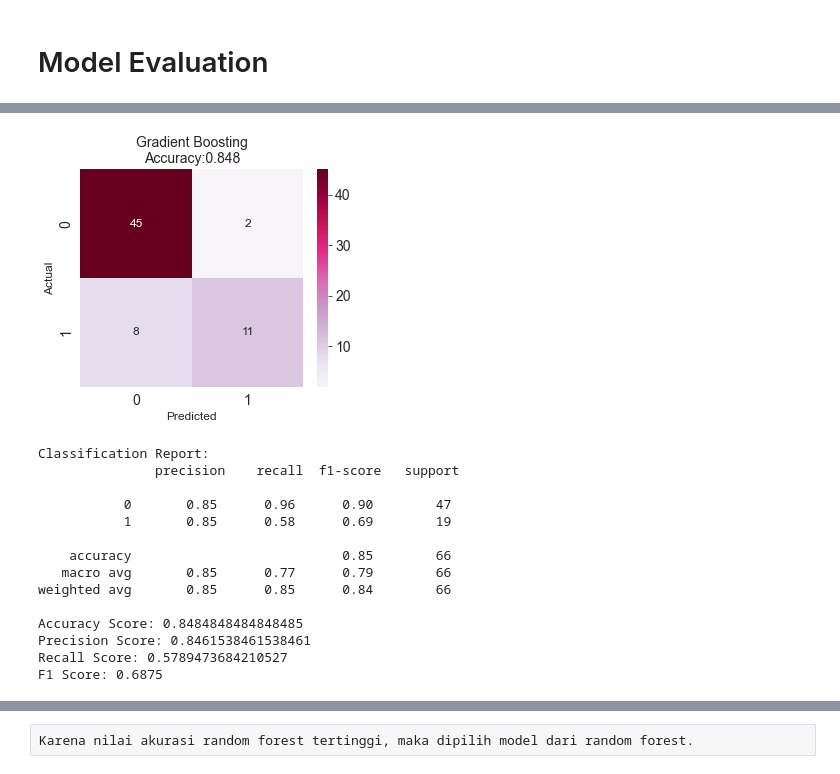
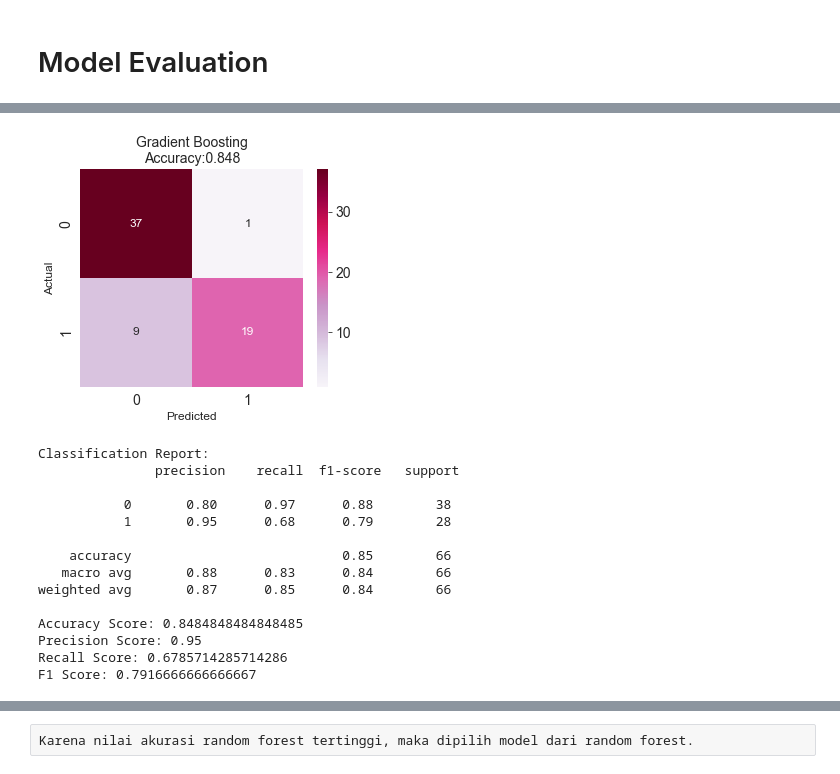
Before and after one commit to wanwhasonia/PYTN_KampusMerdeka_FP3, a Jupyter notebook: KampusMerdeka_FP3.ipynb, the cells around one changed output, grey strips where cells are left out. Saved outputs shown, nothing was run; the diff lists cells and outputs as text; code cells hidden in the pictures.

```diff
--- a/KampusMerdeka_FP3.ipynb
+++ b/KampusMerdeka_FP3.ipynb
@@ -452,3 +454,5 @@ y.head()
 Name: patient_dead, dtype: int32
 # %%
 x_train, x_test, y_train, y_test = train_test_split(x, y, test_size=0.25)
+# %%
+x_train2, x_test2, y_train2, y_test2 = train_test_split(x, y, test_size=0.25)
@@ -476,7 +484,7 @@ svm_boosting = AdaBoostClassifier(SVC(C=100000, gamma='scale', probability=True)
 rf.fit(x_train, y_train)
 y_pred_rf = rf.predict(x_test)
 # %%
-gbm.fit(x_train, y_train)
-y_pred_gbm = gbm.predict(x_test)
+gbm.fit(x_train2, y_train2)
+y_pred_gbm = gbm.predict(x_test2)
 # %%
 # Logistic Regression
@@ -546,34 +554,34 @@ F1 Score: 0.6875
 # %%
 # Gradient Boosting
-cm = confusion_matrix(y_test, y_pred_gbm)
+cm = confusion_matrix(y_test2, y_pred_gbm)
 
 plt.figure(figsize=(5,4))
 sns.heatmap(cm, annot=True,fmt=".0f", cmap="PuRd", annot_kws={"fontsize":12})
-plt.title("Gradient Boosting\nAccuracy:{:.3f}".format(accuracy_score(y_test, y_pred_gbm)), fontsize=14)
+plt.title("Gradient Boosting\nAccuracy:{:.3f}".format(accuracy_score(y_test2, y_pred_gbm)), fontsize=14)
 plt.xlabel("Predicted", fontsize=12)
 plt.ylabel("Actual", fontsize=12)
 plt.show()
-print("Classification Report:\n", classification_report(y_test, y_pred_gbm))
+print("Classification Report:\n", classification_report(y_test2, y_pred_gbm))
 
-print(f'Accuracy Score: {accuracy_score(y_test, y_pred_gbm)}')
-print(f'Precision Score: {precision_score(y_test,y_pred_gbm)}')
-print(f'Recall Score: {recall_score(y_test,y_pred_gbm)}')
-print("F1 Score:",f1_score(y_test,y_pred_gbm))
+print(f'Accuracy Score: {accuracy_score(y_test2, y_pred_gbm)}')
+print(f'Precision Score: {precision_score(y_test2,y_pred_gbm)}')
+print(f'Recall Score: {recall_score(y_test2,y_pred_gbm)}')
+print("F1 Score:",f1_score(y_test2,y_pred_gbm))
 # %% [output]
-[figure, old version]
+[figure, new version]
 Classification Report:
                precision    recall  f1-score   support
 
-           0       0.85      0.96      0.90        47
-           1       0.85      0.58      0.69        19
+           0       0.80      0.97      0.88        38
+           1       0.95      0.68      0.79        28
 
     accuracy                           0.85        66
-   macro avg       0.85      0.77      0.79        66
-weighted avg       0.85      0.85      0.84        66
+   macro avg       0.88      0.83      0.84        66
+weighted avg       0.87      0.85      0.84        66
 
 Accuracy Score: 0.8484848484848485
-Precision Score: 0.8461538461538461
-Recall Score: 0.5789473684210527
-F1 Score: 0.6875
+Precision Score: 0.95
+Recall Score: 0.6785714285714286
+F1 Score: 0.7916666666666667
 # %%
 # Logistic Regression
```
Also changed, not shown: parts of 14 cells of this notebook.
